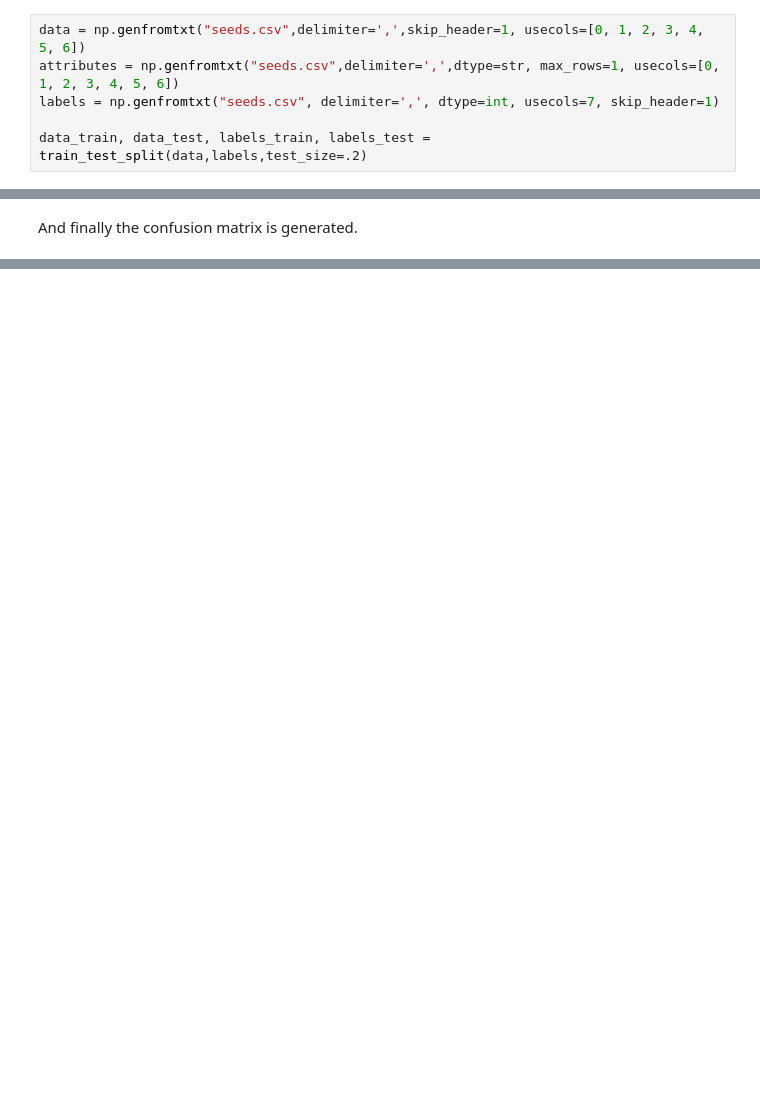
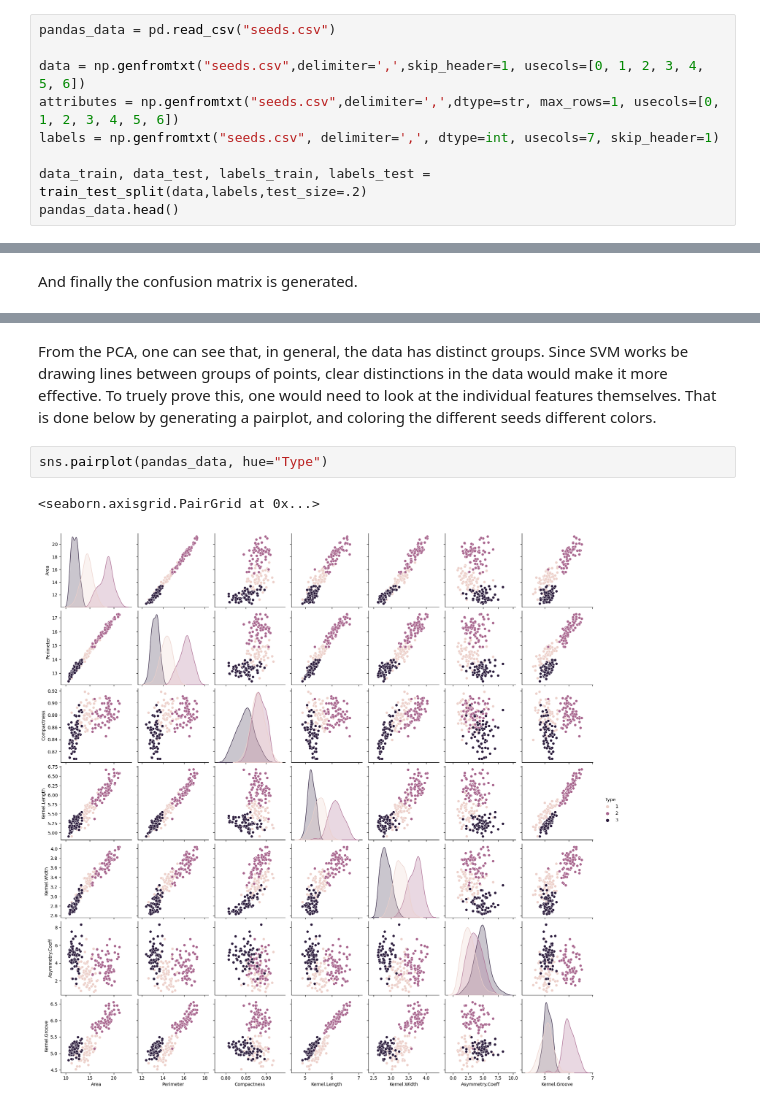
Before and after one commit to JohnWom/MATH-3094---Project-2, a Jupyter notebook: Notebook.ipynb, the cells around one changed output, grey strips where cells are left out. Drawn from its saved outputs; the diff is of its cells as text; blank space fills up the shorter version.

```diff
--- a/Notebook.ipynb
+++ b/Notebook.ipynb
@@ -40,8 +44,11 @@ output_notebook()
 [interactive output not drawn]
 [interactive output not drawn]
 # %%
+pandas_data = pd.read_csv("seeds.csv")
+
 data = np.genfromtxt("seeds.csv",delimiter=',',skip_header=1, usecols=[0, 1, 2, 3, 4, 5, 6])
 attributes = np.genfromtxt("seeds.csv",delimiter=',',dtype=str, max_rows=1, usecols=[0, 1, 2, 3, 4, 5, 6])
 labels = np.genfromtxt("seeds.csv", delimiter=',', dtype=int, usecols=7, skip_header=1)
 
 data_train, data_test, labels_train, labels_test = train_test_split(data,labels,test_size=.2)
+pandas_data.head()
@@ -78,0 +109,7 @@ This is a seemingly very accurate model, but why? What aspects of the model desc
+# %% [markdown]
+From the PCA, one can see that, in general, the data has distinct groups. Since SVM works be drawing lines between groups of points, clear distinctions in the data would make it more effective. To truely prove this, one would need to look at the individual features themselves. That is done below by generating a pairplot, and coloring the different seeds different colors.
+# %%
+sns.pairplot(pandas_data, hue="Type")
+# %% [output]
+<seaborn.axisgrid.PairGrid at 0x...>
+[figure, added]
```
Also changed, not shown: parts of 8 cells of this notebook.
